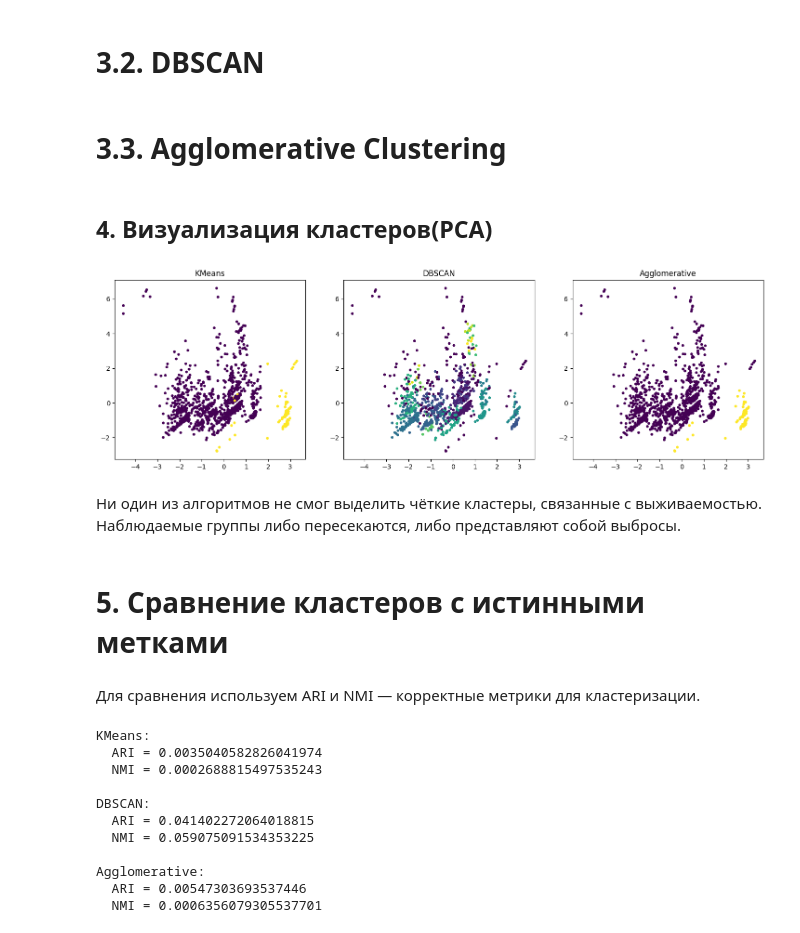
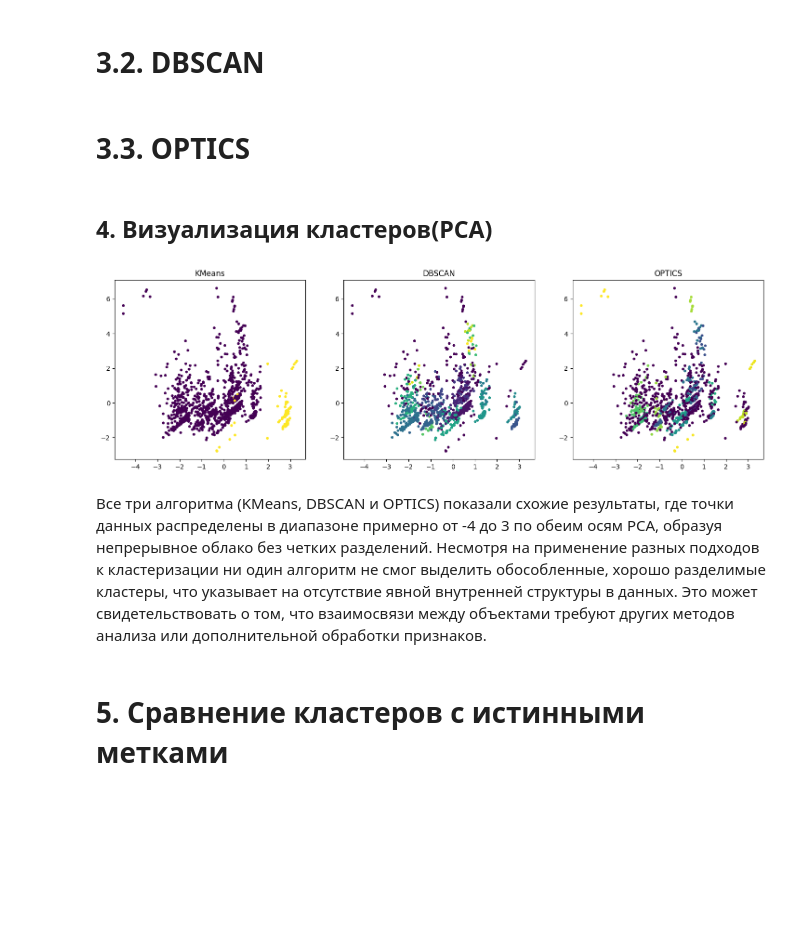
Before and after one commit to KatyaKozlova/machine_learning, a Jupyter notebook: ДЗ_7(МО).ipynb, the cells around one changed output. Drawn from its saved outputs; the diff is of its cells as text; code cells hidden in the pictures; blank space fills up the shorter version.

```diff
--- a/ДЗ_7(МО).ipynb
+++ b/ДЗ_7(МО).ipynb
@@ -256,4 +256,4 @@ kmeans_labels = kmeans.fit_predict(X_scaled)
 dbscan = DBSCAN(eps=1.3, min_samples=5)
 dbscan_labels = dbscan.fit_predict(X_scaled)
 # %% [markdown]
-# 3.3. Agglomerative Clustering
+# 3.3. OPTICS
@@ -263,45 +260,24 @@ agg_labels = agg.fit_predict(X_scaled)
+# %%
+optics = OPTICS(min_samples=5)
+optics_labels = optics.fit_predict(X_scaled)
 # %% [markdown]
 ## 4. Визуализация кластеров(PCA)
 # %%
 fig, axes = plt.subplots(1, 3, figsize=(18, 5))
 
 axes[0].scatter(X_pca[:, 0], X_pca[:, 1], c=kmeans_labels, cmap='viridis', s=10)
 axes[0].set_title('KMeans')
 
 axes[1].scatter(X_pca[:, 0], X_pca[:, 1], c=dbscan_labels, cmap='viridis', s=10)
 axes[1].set_title('DBSCAN')
 
-axes[2].scatter(X_pca[:, 0], X_pca[:, 1], c=agg_labels, cmap='viridis', s=10)
-axes[2].set_title('Agglomerative')
+axes[2].scatter(X_pca[:, 0], X_pca[:, 1], c=optics_labels, cmap='viridis', s=10)
+axes[2].set_title('OPTICS')
 
 plt.show()
 # %% [output]
-[figure, old version]
+[figure, new version]
-# %% [markdown]
-Ни один из алгоритмов не смог выделить чёткие кластеры, связанные с выживаемостью. Наблюдаемые группы либо пересекаются, либо представляют собой выбросы.
+# %% [markdown]
+Все три алгоритма (KMeans, DBSCAN и OPTICS) показали схожие результаты, где точки данных распределены в диапазоне примерно от -4 до 3 по обеим осям PCA, образуя непрерывное облако без четких разделений. Несмотря на применение разных подходов к кластеризации ни один алгоритм не смог выделить обособленные, хорошо разделимые кластеры, что указывает на отсутствие явной внутренней структуры в данных. Это может свидетельствовать о том, что  взаимосвязи между объектами требуют других методов анализа или дополнительной обработки признаков.
 # %% [markdown]
 # 5. Сравнение кластеров с истинными метками
-# %% [markdown]
-Для сравнения используем ARI и NMI — корректные метрики для кластеризации.
-# %%
-def evaluate(true, pred, name):
-    print(f"{name}:")
-    print("  ARI =", adjusted_rand_score(true, pred))
-    print("  NMI =", normalized_mutual_info_score(true, pred))
-    print()
-
-evaluate(y_true, kmeans_labels, "KMeans")
-evaluate(y_true, dbscan_labels, "DBSCAN")
-evaluate(y_true, agg_labels, "Agglomerative")
-# %% [output]
-KMeans:
-  ARI = 0.0035040582826041974
-  NMI = 0.0002688815497535243
-
-DBSCAN:
-  ARI = 0.041402272064018815
-  NMI = 0.059075091534353225
-
-Agglomerative:
-  ARI = 0.00547303693537446
-  NMI = 0.0006356079305537701
```
Also changed, not shown: parts of 9 cells of this notebook, 1 other file.
